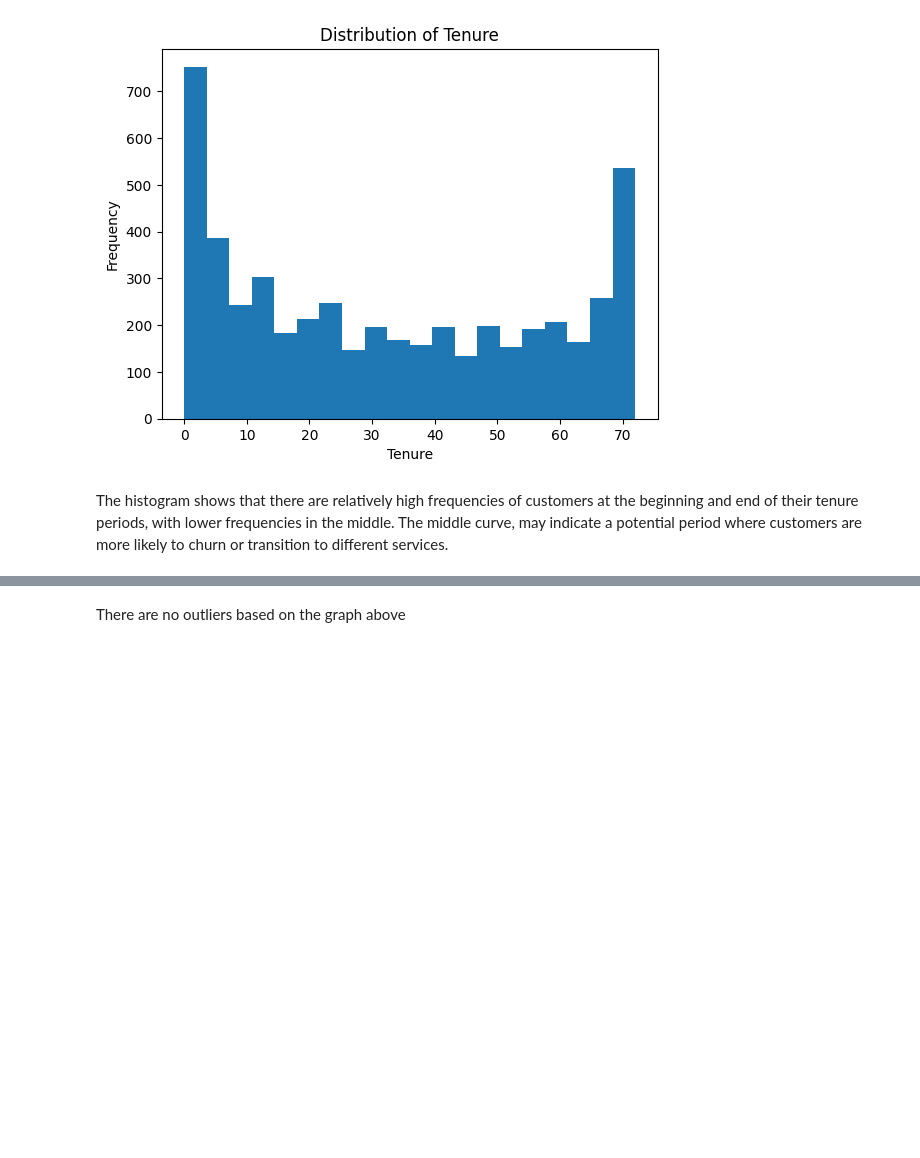
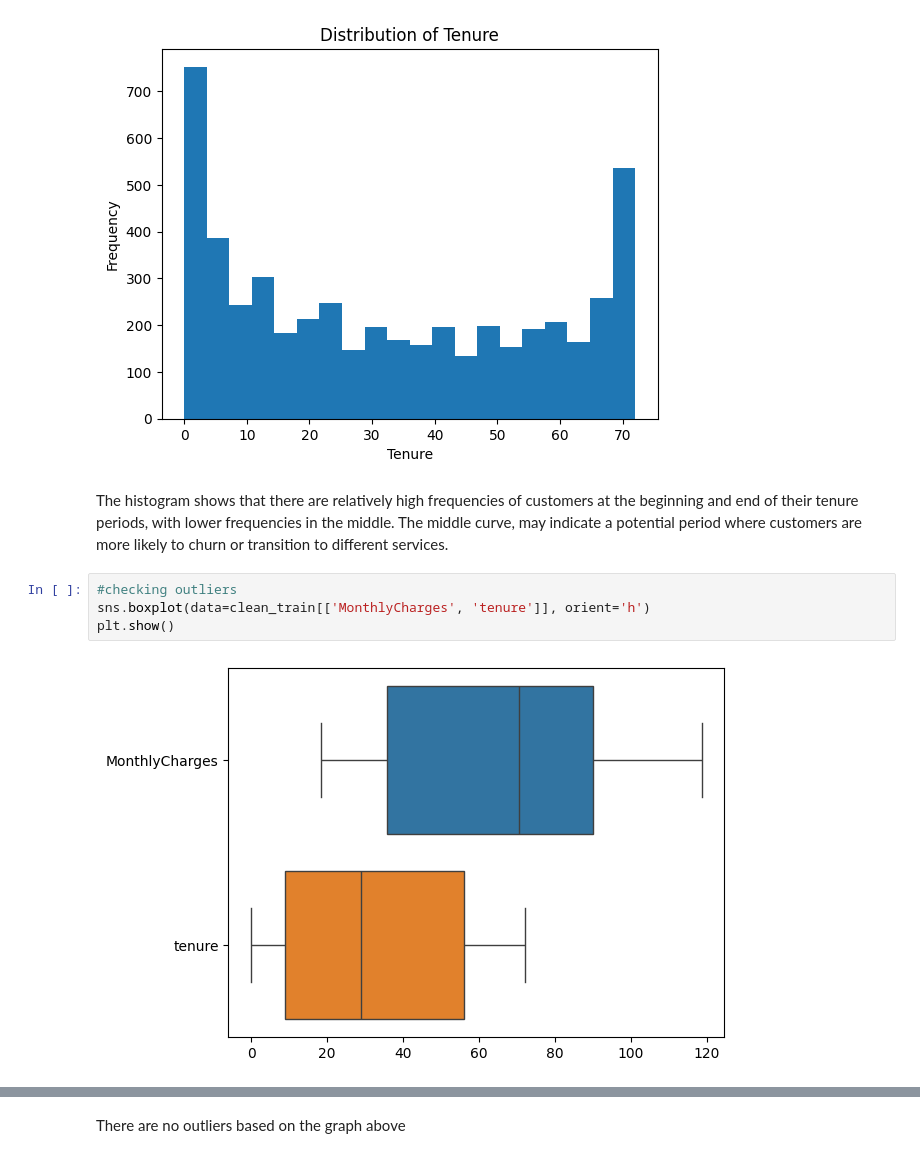
Before and after one commit to Phannsi/ML-Project-to-predict-Customer-Churn, a Jupyter notebook: Jupyter notebook.ipynb, the cells around one changed output, grey strips where cells are left out. Cells and saved outputs as stored; diff of their text form; blank space fills up the shorter version.

```diff
--- a/Jupyter notebook.ipynb
+++ b/Jupyter notebook.ipynb
@@ -352,5 +353,11 @@ plt.show()
 # %% [markdown]
 The histogram shows that there are relatively high frequencies of customers at the beginning and end of their tenure periods, with lower frequencies in the middle.
 The middle curve, may indicate a potential period where customers are more likely to churn or transition to different services.
+# %%
+#checking outliers
+sns.boxplot(data=clean_train[['MonthlyCharges', 'tenure']], orient='h')
+plt.show()
+# %% [output]
+[figure, added]
 # %%
 #checking outliers
```
Also changed, not shown: parts of 29 cells of this notebook.
